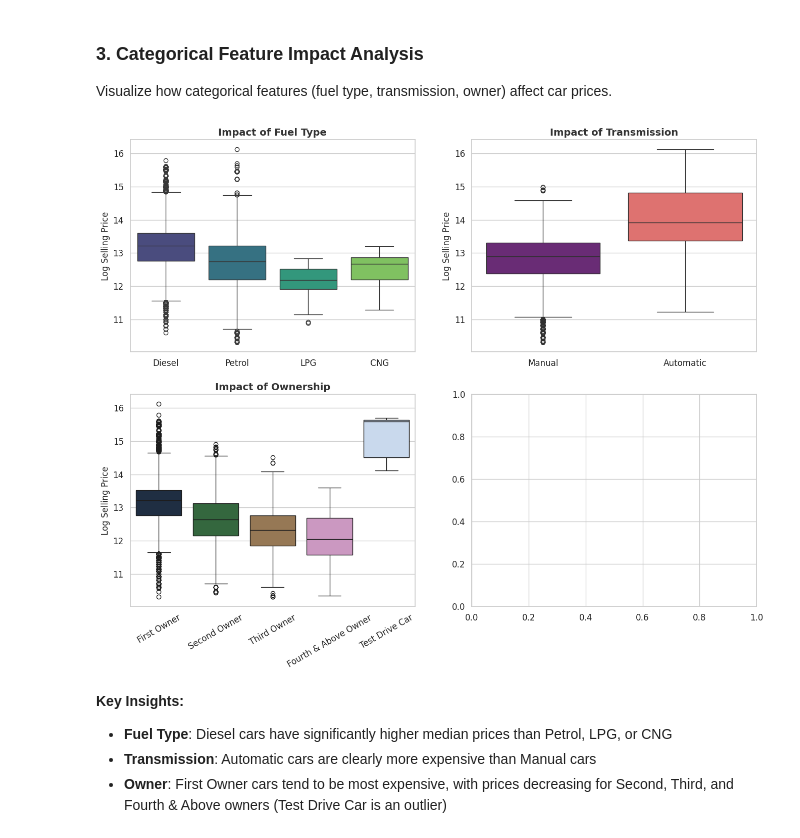
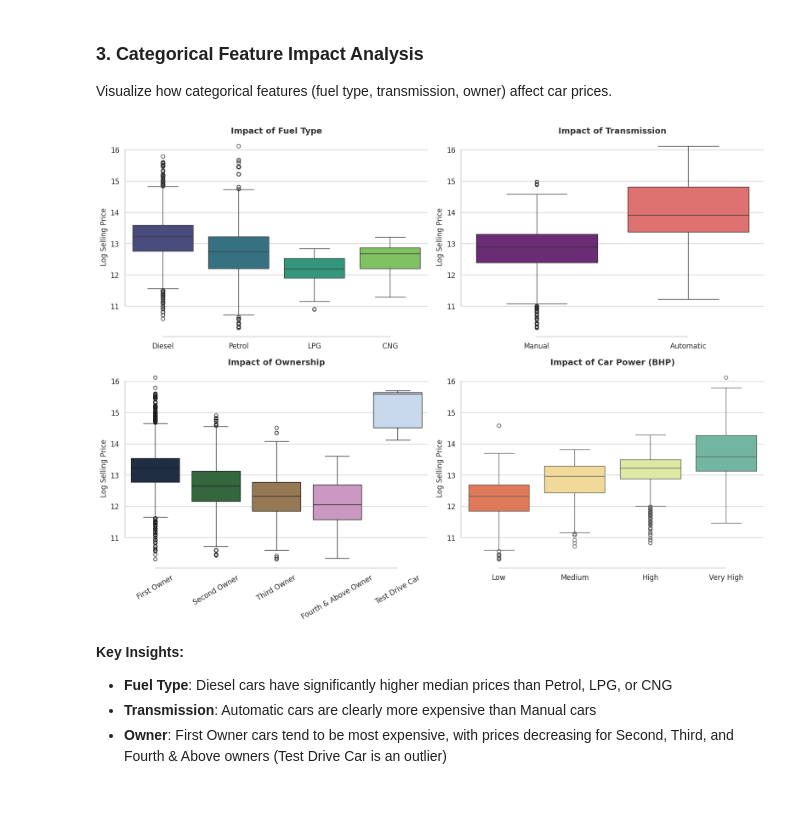
Before and after one commit to iisc-datacatalysts/Predictive-Modelling-Used-Car-Pricing, a Jupyter notebook: code/notebook/DSPCourse_Project_UsedCarPricePrediction.ipynb, the cells around one changed output. Cells and saved outputs as stored; diff of their text form; code cells hidden in the pictures; blank space fills up the shorter version.

```diff
--- a/code/notebook/DSPCourse_Project_UsedCarPricePrediction.ipynb
+++ b/code/notebook/DSPCourse_Project_UsedCarPricePrediction.ipynb
@@ -673,7 +673,7 @@ sns.set_style("whitegrid")
 sns.set_context("notebook", font_scale=1.1)
 
 # 1. Create Power Groups
-# df['power_group'] = pd.qcut(df['max_power_value'], q=4, labels=['Low', 'Medium', 'High', 'Very High'])
+df['power_group'] = pd.qcut(df['max_power_value'], q=4, labels=['Low', 'Medium', 'High', 'Very High'])
 
 # 2. Define specific orders
 owner_order = ['First Owner', 'Second Owner', 'Third Owner', 'Fourth & Above Owner', 'Test Drive Car']
@@ -691,34 +691,34 @@ axes[0, 0].set_ylabel('Log Selling Price', fontsize=12)
 
 # --- Plot 2: Transmission (Top Right) ---
 sns.boxplot(data=df, x='transmission', y='log_selling_price', ax=axes[0, 1],
             palette='magma', hue='transmission', legend=False)
 axes[0, 1].set_title('Impact of Transmission', fontsize=14, fontweight='bold', color='#333333')
 axes[0, 1].set_xlabel('')
 axes[0, 1].set_ylabel('Log Selling Price', fontsize=12)
 
 # --- Plot 3: Owner History (Bottom Left) ---
 sns.boxplot(data=df, x='owner', y='log_selling_price', ax=axes[1, 0],
             order=owner_order, palette='cubehelix', hue='owner', legend=False)
 axes[1, 0].set_title('Impact of Ownership', fontsize=14, fontweight='bold', color='#333333')
 axes[1, 0].set_xlabel('')
 axes[1, 0].set_ylabel('Log Selling Price', fontsize=12)
 axes[1, 0].tick_params(axis='x', rotation=30)
 
 
 # --- Plot 4: Power Group (Bottom Right) ---
 sns.boxplot(data=df, x='power_group', y='log_selling_price', ax=axes[1, 1],
             order=power_order, palette='Spectral', hue='power_group', legend=False)
 axes[1, 1].set_title('Impact of Car Power (BHP)', fontsize=14, fontweight='bold', color='#333333')
 axes[1, 1].set_xlabel('')
 axes[1, 1].set_ylabel('Log Selling Price', fontsize=12)
 
 # 4. Aesthetics
 sns.despine(trim=True)
 plt.tight_layout()
 
 plt.show()
 # %% [output]
-[figure, old version]
+[figure, new version]
 # %% [markdown]
 **Key Insights:**
 - **Fuel Type**: Diesel cars have significantly higher median prices than Petrol, LPG, or CNG
```
Also changed, not shown: parts of 6 cells of this notebook.
